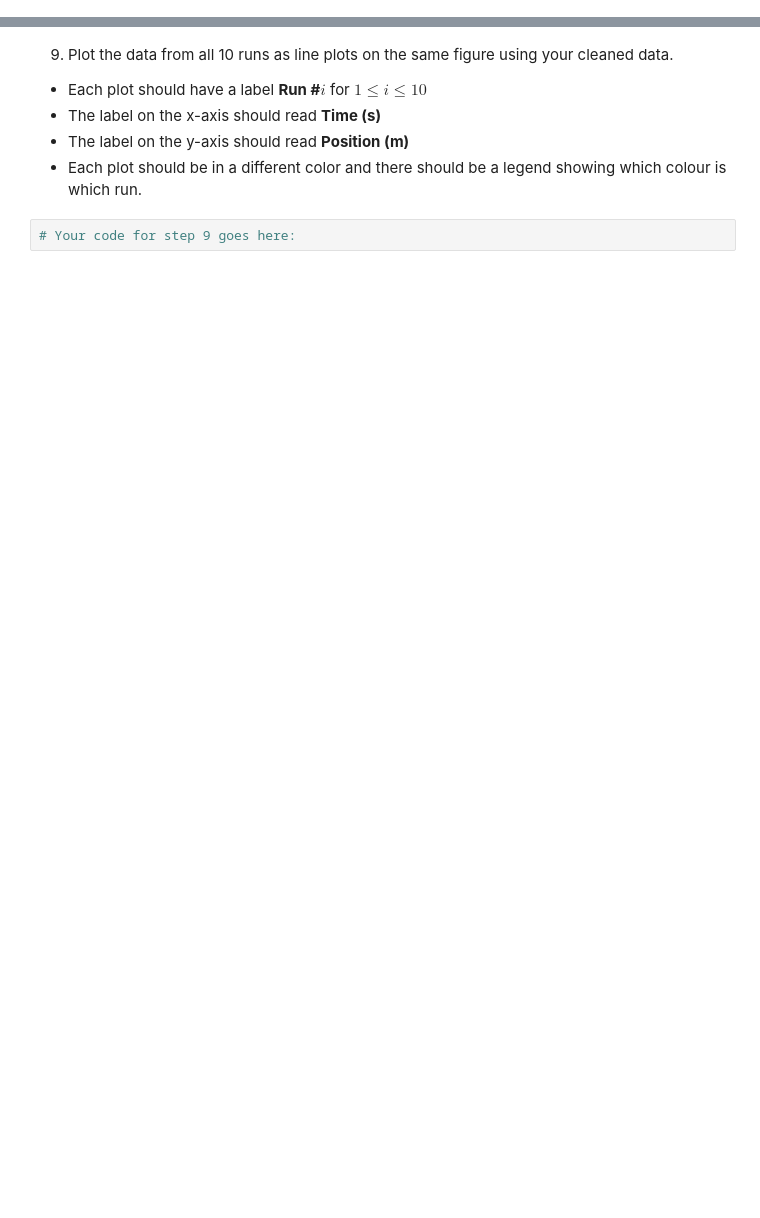
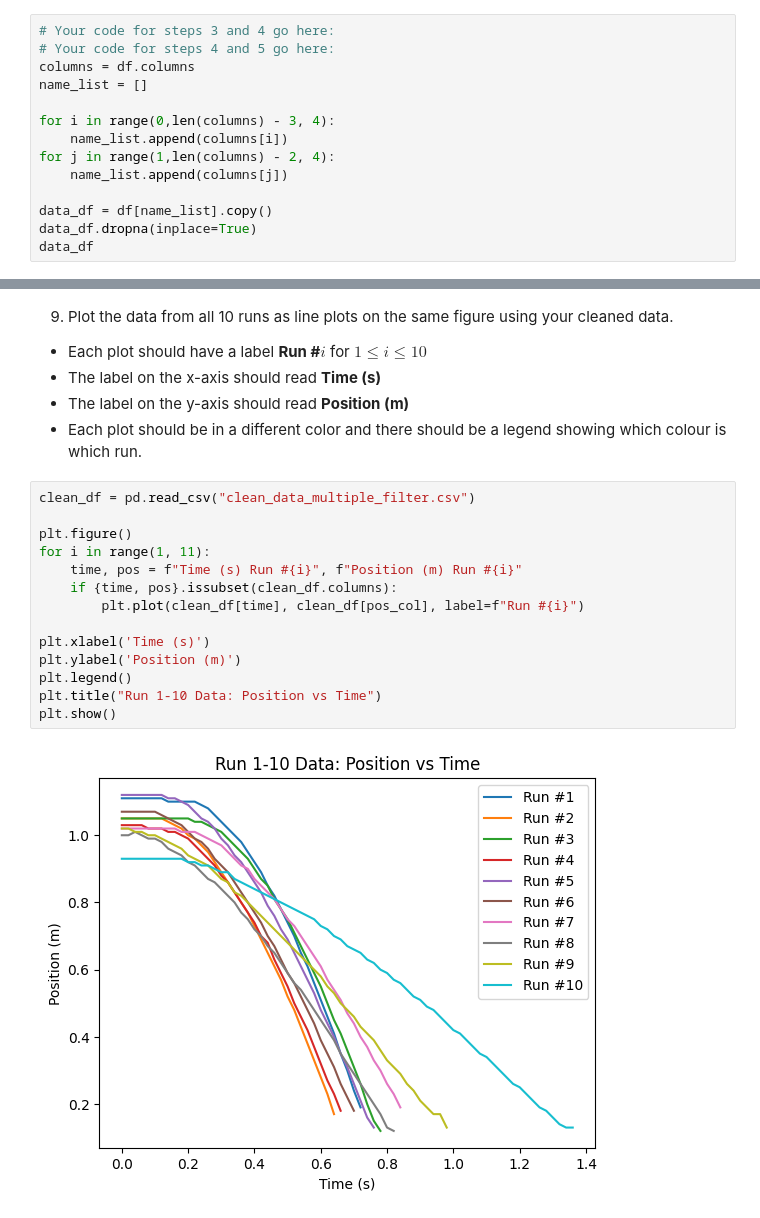
Before and after one commit to fdrgrn/SF2, a Jupyter notebook: assign1.ipynb, the cells around one changed output, grey strips where cells are left out. Drawn from its saved outputs; the diff is of its cells as text; blank space fills up the shorter version.

```diff
--- a/assign1.ipynb
+++ b/assign1.ipynb
@@ -197,0 +198,14 @@ Note that this process should be automated.
+# %%
+# Your code for steps 3 and 4 go here:
+# Your code for steps 4 and 5 go here:
+columns = df.columns
+name_list = []
+
+for i in range(0,len(columns) - 3, 4):
+    name_list.append(columns[i])
+for j in range(1,len(columns) - 2, 4):
+    name_list.append(columns[j])
+
+data_df = df[name_list].copy()
+data_df.dropna(inplace=True)
+data_df
@@ -211,5 +300,19 @@ Note that you should clean your data for each of the 10 runs and you should auto
 - The label on the x-axis should read **Time (s)**
 - The label on the y-axis should read **Position (m)**
 - Each plot should be in a different color and there should be a legend showing which colour is which run.
-# %%
-# Your code for step 9 goes here:
+# %%
+clean_df = pd.read_csv("clean_data_multiple_filter.csv")
+
+plt.figure()
+for i in range(1, 11):
+    time, pos = f"Time (s) Run #{i}", f"Position (m) Run #{i}"
+    if {time, pos}.issubset(clean_df.columns):
+        plt.plot(clean_df[time], clean_df[pos_col], label=f"Run #{i}")
+
+plt.xlabel('Time (s)')
+plt.ylabel('Position (m)')
+plt.legend()
+plt.title("Run 1-10 Data: Position vs Time")
+plt.show()
+# %% [output]
+[figure, added]
```
Also changed, not shown: parts of 9 cells of this notebook, 3 other files.
